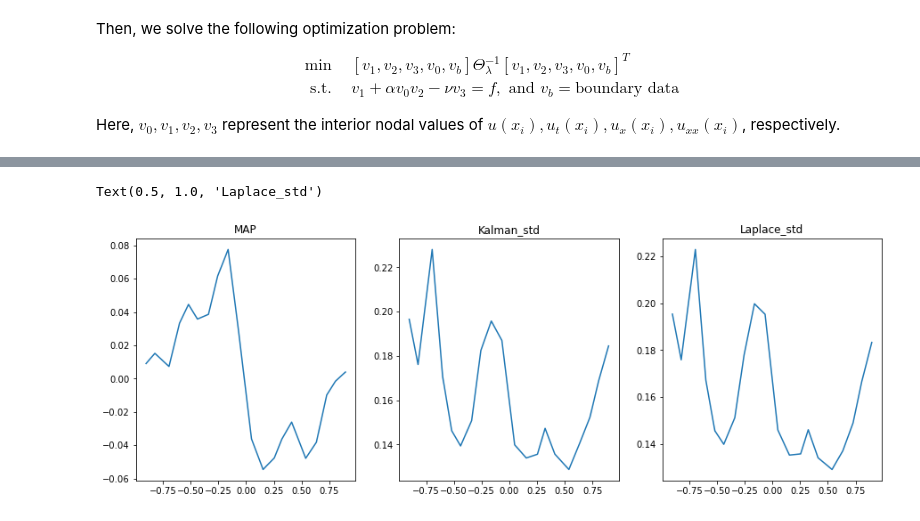
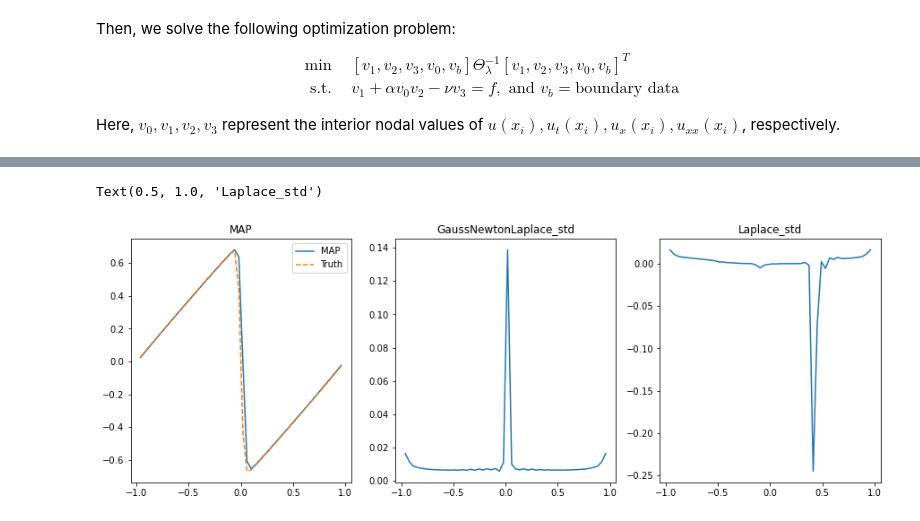
Before and after one commit to yifanc96/GaussianProcessPDEs, a Jupyter notebook: UncertaintyQuantification/python_UQ_Burgers.ipynb, the cells around one changed output, grey strips where cells are left out. Drawn from its saved outputs; the diff is of its cells as text; code cells hidden in the pictures.

```diff
--- a/UncertaintyQuantification/python_UQ_Burgers.ipynb
+++ b/UncertaintyQuantification/python_UQ_Burgers.ipynb
@@ -31,7 +31,7 @@ random.seed(20)
 # we will use x=(x1,x2) as (t,x)
 
 alpha = 1 # control the nonlinearity
-nu = 0.02
+nu = 0.01
 
 # boundary condition
 def u(x1, x2):
@@ -393,7 +394,7 @@ def pde_solver(X_domain, X_boundary, nugget, max_iter, initial_sol, set_sigma, o
 # %%
 # ----- test pde solution
 nugget=1e-5
-max_iter=15
+max_iter=30
 initial_sol=random.normal(0, 1.0, (3*N_domain_tot))
 set_sigma=jnp.array([3,20])
 print('parameter sigma is set to be ', set_sigma)
@@ -441,28 +423,34 @@ mean_Laplace = sol
 cov_Laplace = jnp.linalg.inv(Hessian_J(sol,rhs_f, bdy_g, L))
 cov_Kalman = jnp.linalg.inv(Hessian_GN(sol,rhs_f, bdy_g, L))
 # %%
-XX = jnp.reshape(X_domain_tot[:,1], (N_pts, N_pts+1))
-YY = jnp.reshape(X_domain_tot[:,0], (N_pts, N_pts+1))
-grid_sol = jnp.reshape(sol[:N_domain_tot], (N_pts, N_pts+1))
-grid_cov_Laplace = jnp.reshape(jnp.diag(cov_Laplace)[:N_domain_tot],(N_pts, N_pts+1))
-grid_cov_Kalman = jnp.reshape(jnp.diag(cov_Kalman)[:N_domain_tot],(N_pts, N_pts+1))
+XX = jnp.reshape(X_domain_tot[:,1], (N_pts, N_t+1))
+YY = jnp.reshape(X_domain_tot[:,0], (N_pts, N_t+1))
+grid_sol = jnp.reshape(sol[:N_domain_tot], (N_pts, N_t+1))
+grid_cov_Laplace = jnp.reshape(jnp.diag(cov_Laplace)[:N_domain_tot],(N_pts, N_t+1))
+grid_cov_Kalman = jnp.reshape(jnp.diag(cov_Kalman)[:N_domain_tot],(N_pts, N_t+1))
+
+test_truth = vmap(u_true)(X_domain_tot[:,0],X_domain_tot[:,1])
+test_truth = jnp.reshape(test_truth, (N_pts, N_t+1))
 # %%
 fig = plt.figure(figsize=(15, 5))
 plt.subplot(131)
 plt.plot(XX[:,-1], grid_sol[:,-1], label = "MAP")
+plt.plot(XX[:,-1], test_truth[:,-1], '--', label = "Truth")
 plt.title("MAP")
+plt.legend()
 # plt.colorbar()
 
 plt.subplot(132)
 plt.plot(XX[:,-1], grid_cov_Kalman[:,-1], label = "Kalman_std")
-plt.title("Kalman_std")
+plt.title("GaussNewtonLaplace_std")
 # plt.colorbar()
-
+#
 plt.subplot(133)
 plt.plot(XX[:,-1], grid_cov_Laplace[:,-1], label = "Laplace_std")
 plt.title("Laplace_std")
+# fig.colorbar(u_contourf, shrink= 0.5, aspect = 10)
 # plt.colorbar()
 # legend()
 # %% [output]
 Text(0.5, 1.0, 'Laplace_std')
-[figure, old version]
+[figure, new version]
```
Also changed, not shown: parts of 8 cells of this notebook.
